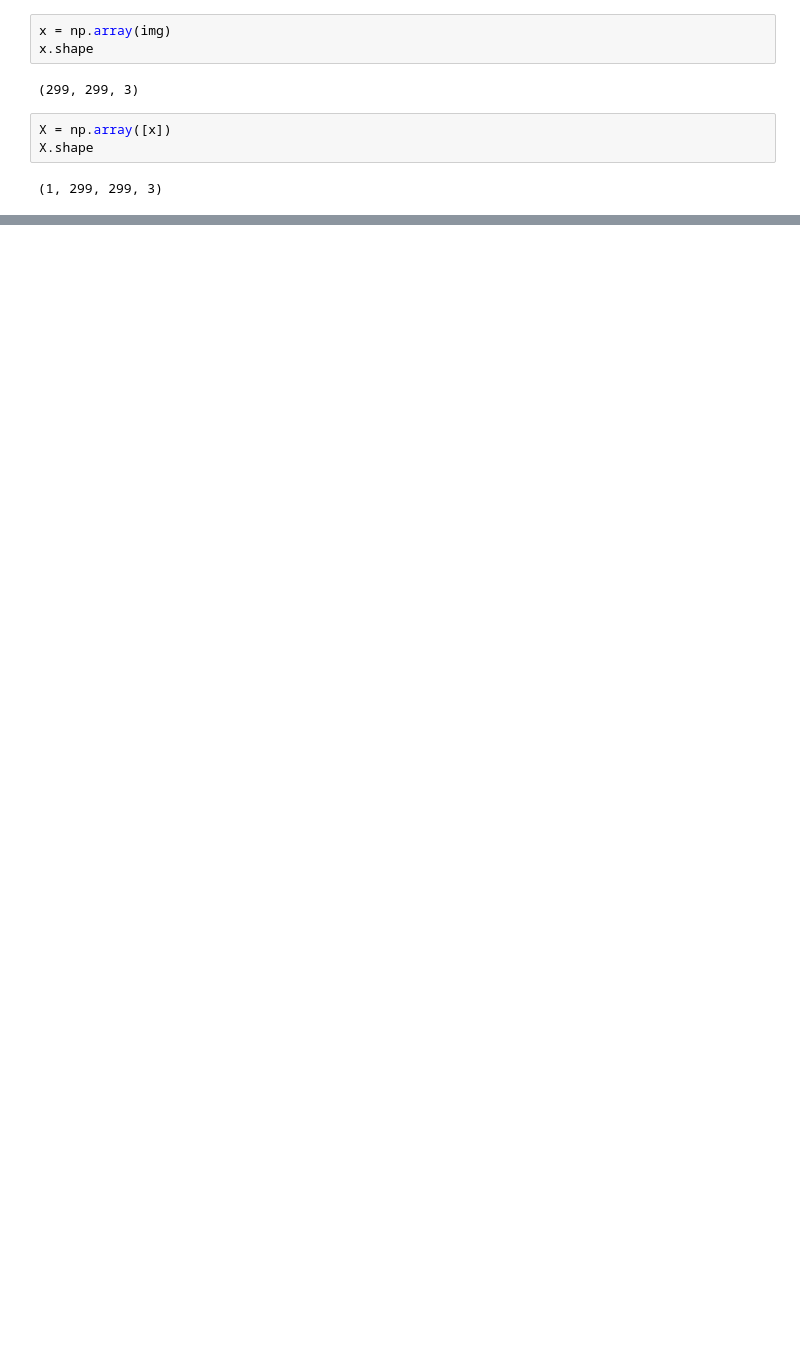
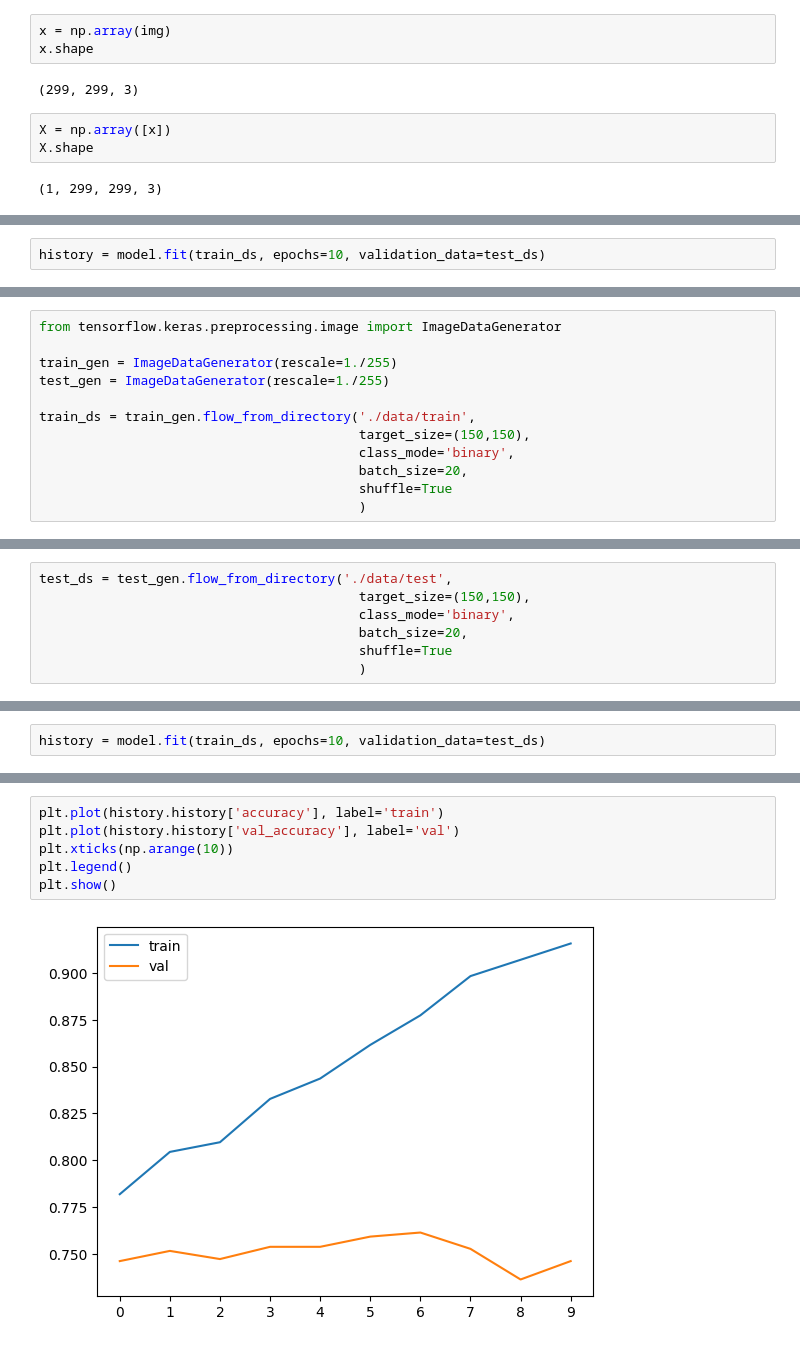
Before and after one commit to gkumarg/BeeVsWasp, a Jupyter notebook: Bee_vs_Wasp_MLZoomcamp_HW8.ipynb, the cells around one changed output, grey strips where cells are left out. Saved outputs shown, nothing was run; the diff lists cells and outputs as text; blank space fills up the shorter version.

```diff
--- a/Bee_vs_Wasp_MLZoomcamp_HW8.ipynb
+++ b/Bee_vs_Wasp_MLZoomcamp_HW8.ipynb
@@ -101,0 +236,2 @@ decode_predictions(pred, top=2)
+# %%
+history = model.fit(train_ds, epochs=10, validation_data=test_ds)
@@ -101,0 +319,12 @@ decode_predictions(pred, top=2)
+# %%
+from tensorflow.keras.preprocessing.image import ImageDataGenerator
+
+train_gen = ImageDataGenerator(rescale=1./255)
+test_gen = ImageDataGenerator(rescale=1./255)
+
+train_ds = train_gen.flow_from_directory('./data/train',
+                                         target_size=(150,150),
+                                         class_mode='binary',
+                                         batch_size=20,
+                                         shuffle=True
+                                         )
@@ -101,0 +333,7 @@ decode_predictions(pred, top=2)
+# %%
+test_ds = test_gen.flow_from_directory('./data/test',
+                                         target_size=(150,150),
+                                         class_mode='binary',
+                                         batch_size=20,
+                                         shuffle=True
+                                         )
@@ -101,0 +360,2 @@ decode_predictions(pred, top=2)
+# %%
+history = model.fit(train_ds, epochs=10, validation_data=test_ds)
@@ -101,0 +383,8 @@ decode_predictions(pred, top=2)
+# %%
+plt.plot(history.history['accuracy'], label='train')
+plt.plot(history.history['val_accuracy'], label='val')
+plt.xticks(np.arange(10))
+plt.legend()
+plt.show()
+# %% [output]
+[figure, added]
```
Also changed, not shown: parts of 50 cells of this notebook.
